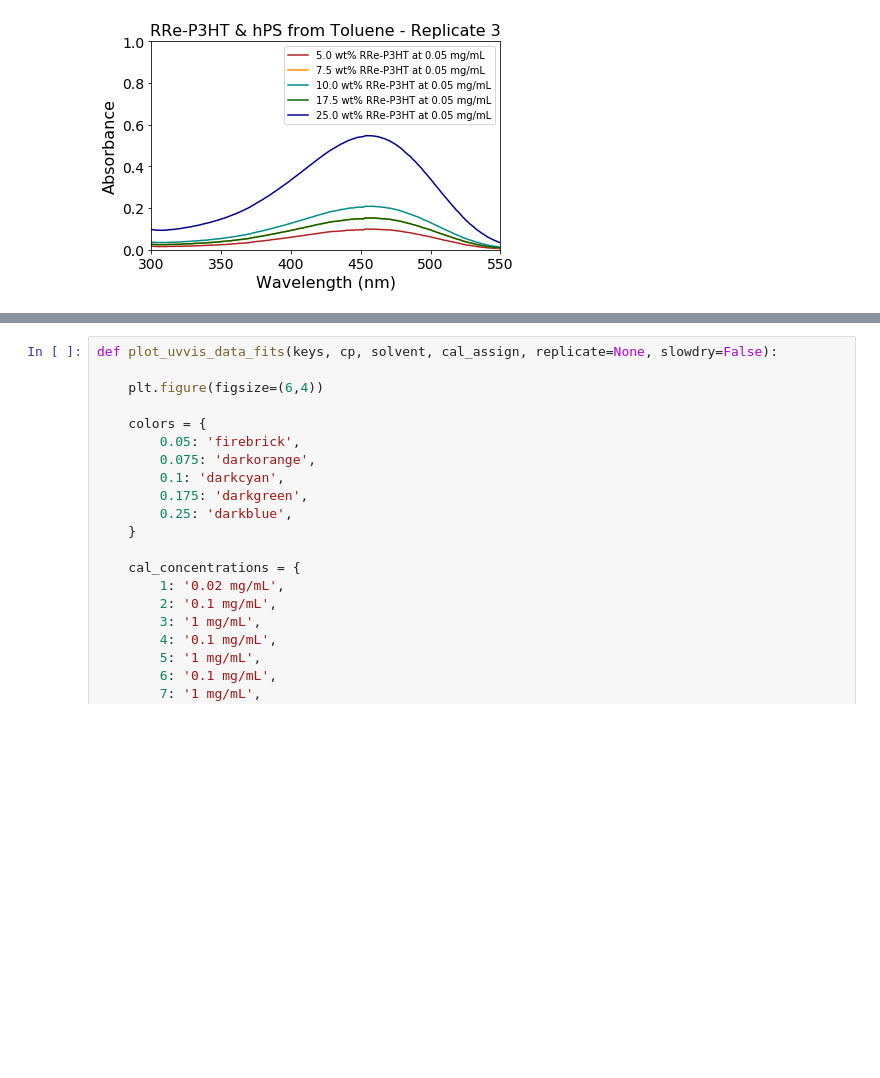
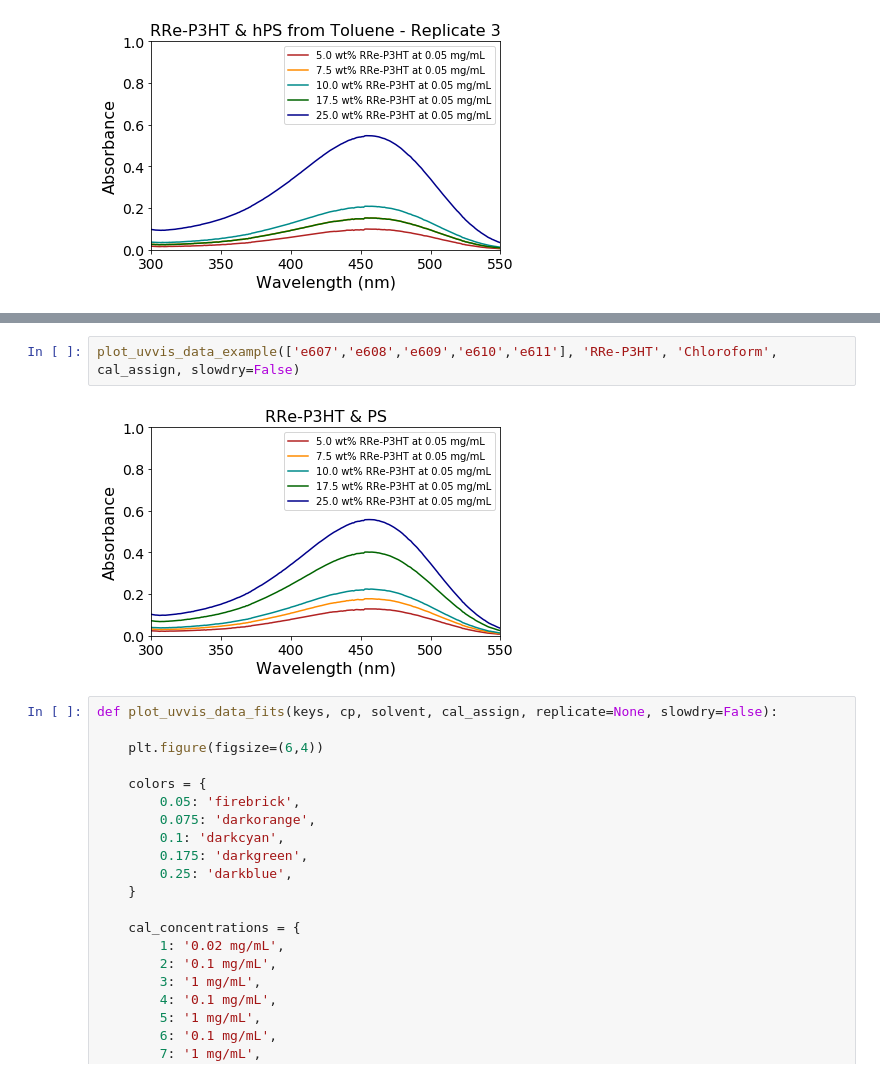
Before and after one commit to pozzo-research-group/c-wolf-blends-morphology, a Jupyter notebook: uv_vis/UV-Vis_Analysis_2.ipynb, the cells around one changed output, grey strips where cells are left out. Saved outputs shown, nothing was run; the diff lists cells and outputs as text; blank space fills up the shorter version.

```diff
--- a/uv_vis/UV-Vis_Analysis_2.ipynb
+++ b/uv_vis/UV-Vis_Analysis_2.ipynb
@@ -474,3 +587,7 @@ plot_uvvis_data(['e713','e714','e715','e716','e717'], 'RRe-P3HT', 'Toluene', cal
+# %%
+plot_uvvis_data_example(['e607','e608','e609','e610','e611'], 'RRe-P3HT', 'Chloroform', cal_assign, slowdry=False)
+# %% [output]
+[figure, added]
 # %%
 def plot_uvvis_data_fits(keys, cp, solvent, cal_assign, replicate=None, slowdry=False):
 
```
Also changed, not shown: parts of 3 cells of this notebook, 3 other files.
